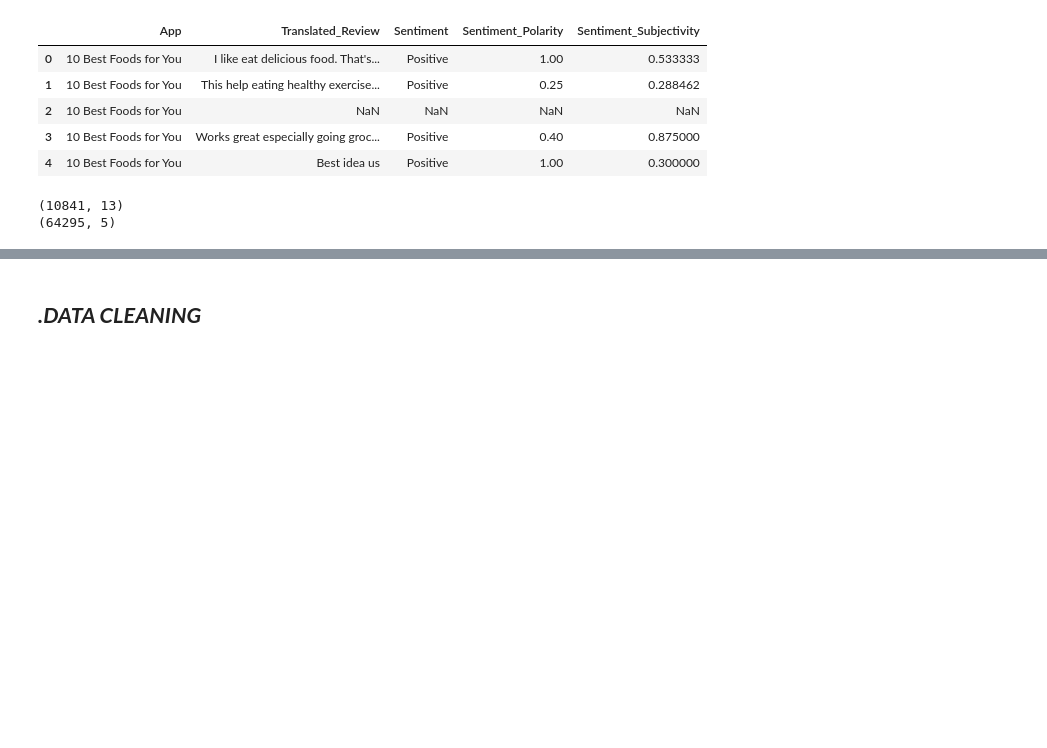
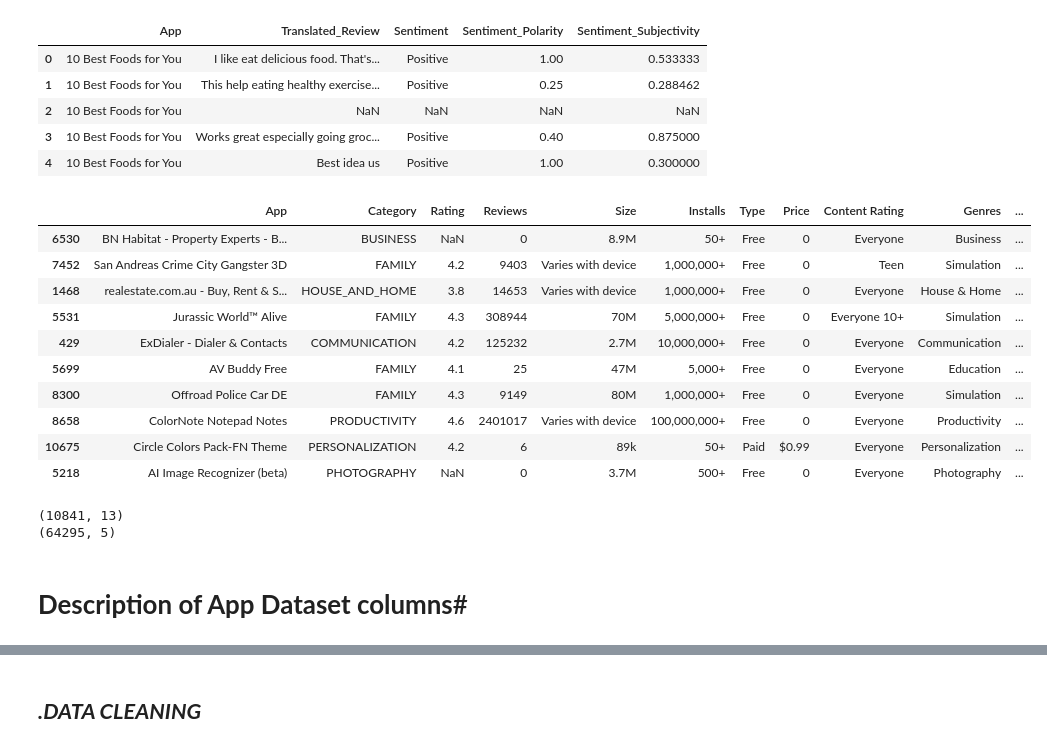
Before and after one commit to niharika-kundur/play_store_app_review_analysis, a Jupyter notebook: Copy_of_Play_Store_App_Review_Analysis_Capstone_Project.ipynb, the cells around one changed output, grey strips where cells are left out. Saved outputs shown, nothing was run; the diff lists cells and outputs as text; code cells hidden in the pictures; blank space fills up the shorter version.

```diff
--- a/Copy_of_Play_Store_App_Review_Analysis_Capstone_Project.ipynb
+++ b/Copy_of_Play_Store_App_Review_Analysis_Capstone_Project.ipynb
@@ -42,9 +42,25 @@ user_reviews_df.head()
 | 2 | 10 Best Foods for You | NaN | NaN | NaN | NaN |
 | 3 | 10 Best Foods for You | Works great especially going groc... | Positive | 0.40 | 0.875000 |
 | 4 | 10 Best Foods for You | Best idea us | Positive | 1.00 | 0.300000 |
+# %%
+playstore_data_df.sample(10)
+# %% [output]
+|  | App | Category | Rating | Reviews | Size | Installs | Type | Price | Content Rating | Genres | ... |
+| 6530 | BN Habitat - Property Experts - B... | BUSINESS | NaN | 0 | 8.9M | 50+ | Free | 0 | Everyone | Business | ... |
+| 7452 | San Andreas Crime City Gangster 3D | FAMILY | 4.2 | 9403 | Varies with device | 1,000,000+ | Free | 0 | Teen | Simulation | ... |
+| 1468 | realestate.com.au - Buy, Rent & S... | HOUSE_AND_HOME | 3.8 | 14653 | Varies with device | 1,000,000+ | Free | 0 | Everyone | House & Home | ... |
+| 5531 | Jurassic World™ Alive | FAMILY | 4.3 | 308944 | 70M | 5,000,000+ | Free | 0 | Everyone 10+ | Simulation | ... |
+| 429 | ExDialer - Dialer & Contacts | COMMUNICATION | 4.2 | 125232 | 2.7M | 10,000,000+ | Free | 0 | Everyone | Communication | ... |
+| 5699 | AV Buddy Free | FAMILY | 4.1 | 25 | 47M | 5,000+ | Free | 0 | Everyone | Education | ... |
+| 8300 | Offroad Police Car DE | FAMILY | 4.3 | 9149 | 80M | 1,000,000+ | Free | 0 | Everyone | Simulation | ... |
+| 8658 | ColorNote Notepad Notes | PRODUCTIVITY | 4.6 | 2401017 | Varies with device | 100,000,000+ | Free | 0 | Everyone | Productivity | ... |
+| 10675 | Circle Colors Pack-FN Theme | PERSONALIZATION | 4.2 | 6 | 89k | 50+ | Paid | $0.99 | Everyone | Personalization | ... |
+| 5218 | AI Image Recognizer (beta) | PHOTOGRAPHY | NaN | 0 | 3.7M | 500+ | Free | 0 | Everyone | Photography | ... |
 # %%
 print(playstore_data_df.shape)
 print(user_reviews_df.shape)
 # %% [output]
 (10841, 13)
 (64295, 5)
+# %% [markdown]
+# **Description of App Dataset columns**#
```
Also changed, not shown: parts of 7 cells of this notebook.
